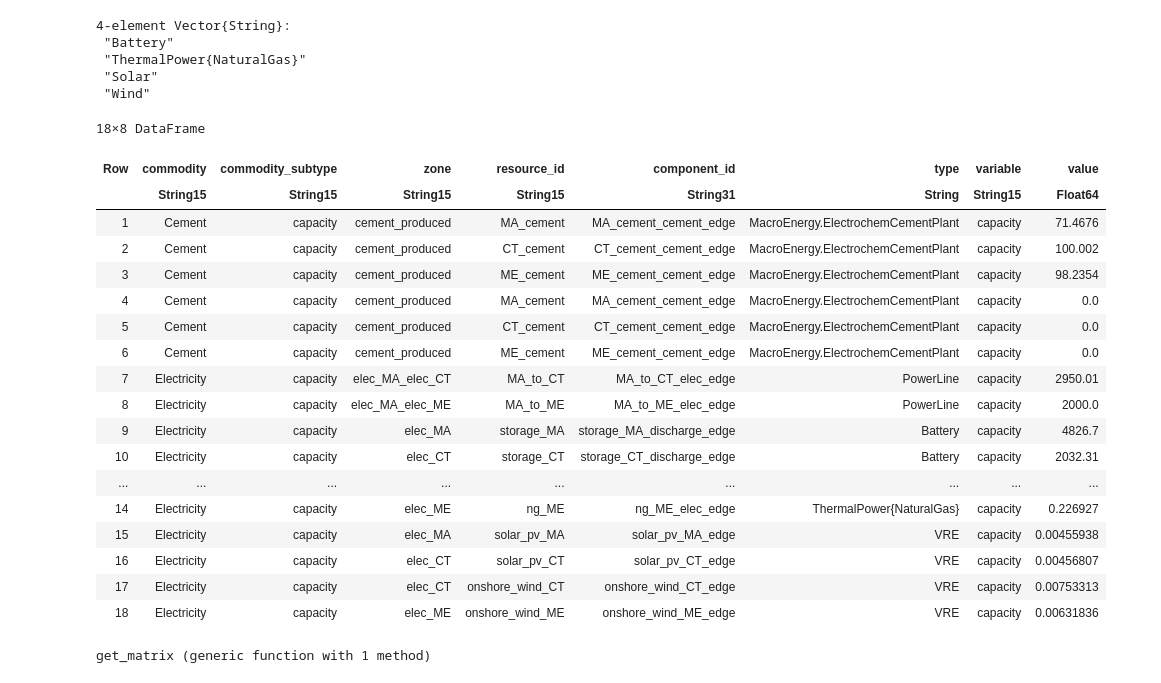
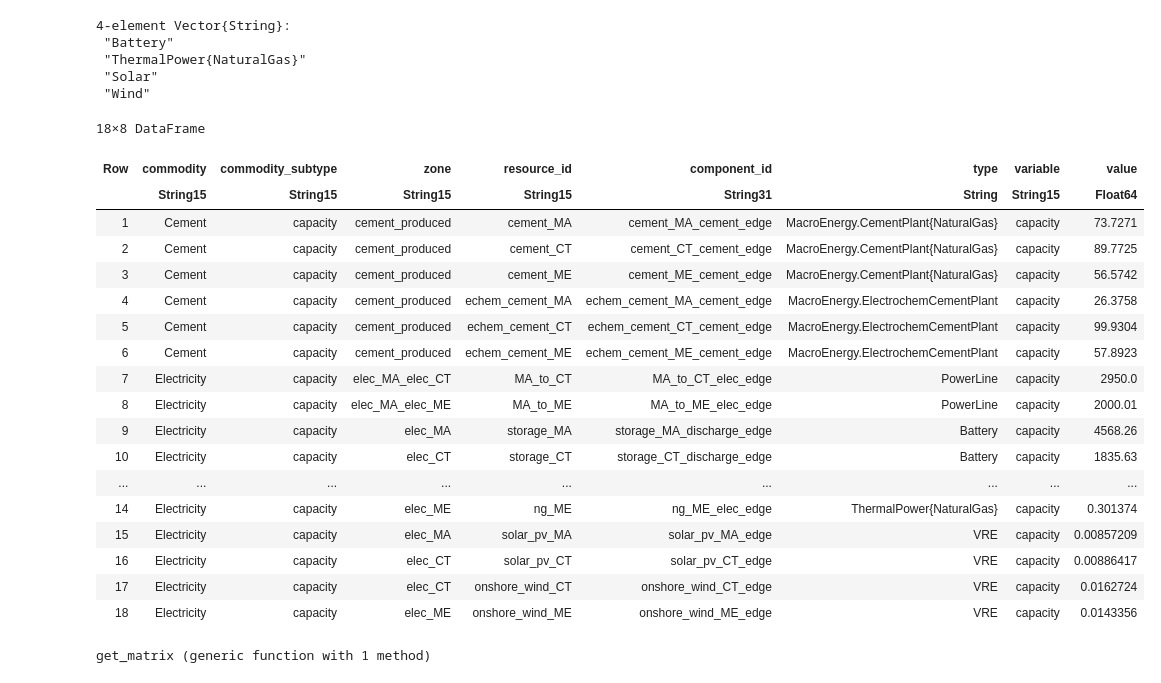
Before and after one commit to macroenergy/MacroEnergy.jl, a Jupyter notebook: ExampleSystems/cement_retrofit_locations_test/plot_results.ipynb, the cells around one changed output. Cells and saved outputs as stored; diff of their text form; code cells hidden in the pictures.

```diff
--- a/ExampleSystems/cement_retrofit_locations_test/plot_results.ipynb
+++ b/ExampleSystems/cement_retrofit_locations_test/plot_results.ipynb
@@ -16,27 +16,27 @@ elec_types = ["Battery", "ThermalPower{NaturalGas}", "Solar", "Wind"]
  "Solar"
  "Wind"
 # %%
-df = CSV.read("results/0pct_co2_reduction_capacity.csv", DataFrame)
+df = CSV.read("results/80pct_co2_reduction_capacity.csv", DataFrame)
 # %% [output]
 18×8 DataFrame
 | Row | commodity | commodity_subtype | zone | resource_id | component_id | type | variable | value |
 |  | String15 | String15 | String15 | String15 | String31 | String | String15 | Float64 |
-| 1 | Cement | capacity | cement_produced | MA_cement | MA_cement_cement_edge | MacroEnergy.ElectrochemCementPlant | capacity | 71.4676 |
-| 2 | Cement | capacity | cement_produced | CT_cement | CT_cement_cement_edge | MacroEnergy.ElectrochemCementPlant | capacity | 100.002 |
-| 3 | Cement | capacity | cement_produced | ME_cement | ME_cement_cement_edge | MacroEnergy.ElectrochemCementPlant | capacity | 98.2354 |
-| 4 | Cement | capacity | cement_produced | MA_cement | MA_cement_cement_edge | MacroEnergy.ElectrochemCementPlant | capacity | 0.0 |
-| 5 | Cement | capacity | cement_produced | CT_cement | CT_cement_cement_edge | MacroEnergy.ElectrochemCementPlant | capacity | 0.0 |
-| 6 | Cement | capacity | cement_produced | ME_cement | ME_cement_cement_edge | MacroEnergy.ElectrochemCementPlant | capacity | 0.0 |
-| 7 | Electricity | capacity | elec_MA_elec_CT | MA_to_CT | MA_to_CT_elec_edge | PowerLine | capacity | 2950.01 |
-| 8 | Electricity | capacity | elec_MA_elec_ME | MA_to_ME | MA_to_ME_elec_edge | PowerLine | capacity | 2000.0 |
-| 9 | Electricity | capacity | elec_MA | storage_MA | storage_MA_discharge_edge | Battery | capacity | 4826.7 |
-| 10 | Electricity | capacity | elec_CT | storage_CT | storage_CT_discharge_edge | Battery | capacity | 2032.31 |
+| 1 | Cement | capacity | cement_produced | cement_MA | cement_MA_cement_edge | MacroEnergy.CementPlant{NaturalGas} | capacity | 73.7271 |
+| 2 | Cement | capacity | cement_produced | cement_CT | cement_CT_cement_edge | MacroEnergy.CementPlant{NaturalGas} | capacity | 89.7725 |
+| 3 | Cement | capacity | cement_produced | cement_ME | cement_ME_cement_edge | MacroEnergy.CementPlant{NaturalGas} | capacity | 56.5742 |
+| 4 | Cement | capacity | cement_produced | echem_cement_MA | echem_cement_MA_cement_edge | MacroEnergy.ElectrochemCementPlant | capacity | 26.3758 |
+| 5 | Cement | capacity | cement_produced | echem_cement_CT | echem_cement_CT_cement_edge | MacroEnergy.ElectrochemCementPlant | capacity | 99.9304 |
+| 6 | Cement | capacity | cement_produced | echem_cement_ME | echem_cement_ME_cement_edge | MacroEnergy.ElectrochemCementPlant | capacity | 57.8923 |
+| 7 | Electricity | capacity | elec_MA_elec_CT | MA_to_CT | MA_to_CT_elec_edge | PowerLine | capacity | 2950.0 |
+| 8 | Electricity | capacity | elec_MA_elec_ME | MA_to_ME | MA_to_ME_elec_edge | PowerLine | capacity | 2000.01 |
+| 9 | Electricity | capacity | elec_MA | storage_MA | storage_MA_discharge_edge | Battery | capacity | 4568.26 |
+| 10 | Electricity | capacity | elec_CT | storage_CT | storage_CT_discharge_edge | Battery | capacity | 1835.63 |
 | ... | ... | ... | ... | ... | ... | ... | ... | ... |
-| 14 | Electricity | capacity | elec_ME | ng_ME | ng_ME_elec_edge | ThermalPower{NaturalGas} | capacity | 0.226927 |
-| 15 | Electricity | capacity | elec_MA | solar_pv_MA | solar_pv_MA_edge | VRE | capacity | 0.00455938 |
-| 16 | Electricity | capacity | elec_CT | solar_pv_CT | solar_pv_CT_edge | VRE | capacity | 0.00456807 |
-| 17 | Electricity | capacity | elec_CT | onshore_wind_CT | onshore_wind_CT_edge | VRE | capacity | 0.00753313 |
-| 18 | Electricity | capacity | elec_ME | onshore_wind_ME | onshore_wind_ME_edge | VRE | capacity | 0.00631836 |
+| 14 | Electricity | capacity | elec_ME | ng_ME | ng_ME_elec_edge | ThermalPower{NaturalGas} | capacity | 0.301374 |
+| 15 | Electricity | capacity | elec_MA | solar_pv_MA | solar_pv_MA_edge | VRE | capacity | 0.00857209 |
+| 16 | Electricity | capacity | elec_CT | solar_pv_CT | solar_pv_CT_edge | VRE | capacity | 0.00886417 |
+| 17 | Electricity | capacity | elec_CT | onshore_wind_CT | onshore_wind_CT_edge | VRE | capacity | 0.0162724 |
+| 18 | Electricity | capacity | elec_ME | onshore_wind_ME | onshore_wind_ME_edge | VRE | capacity | 0.0143356 |
 # %%
 # Function for getting the capacity of certain technologies, split by region
 function get_processed_capacity_df(capacity_df, types)
```
Also changed, not shown: parts of 2 cells of this notebook, 10 other files.
